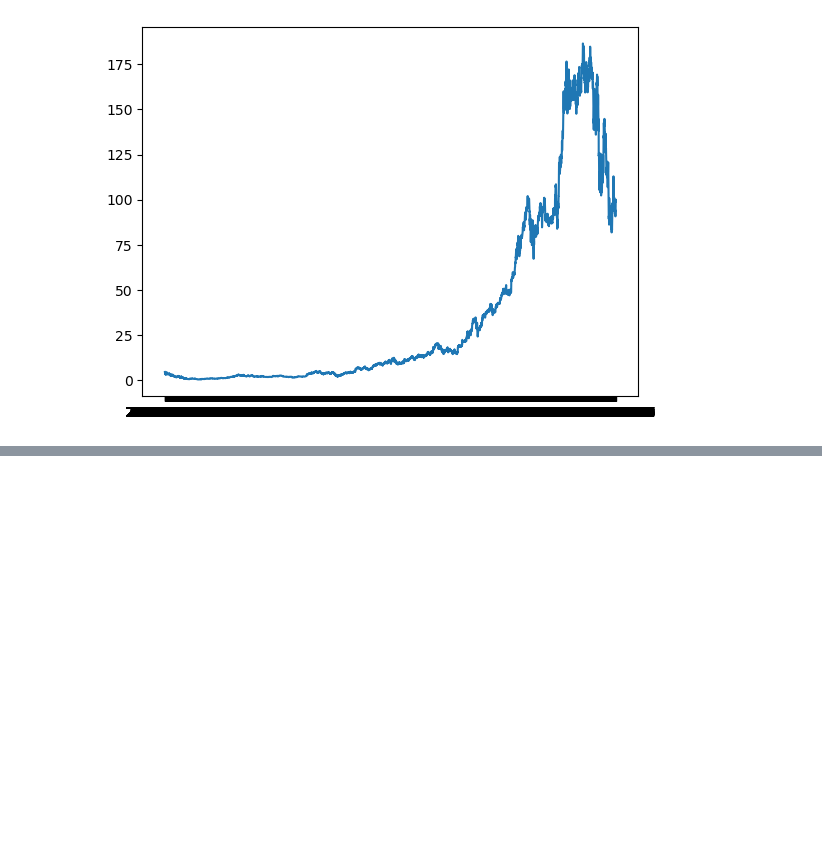
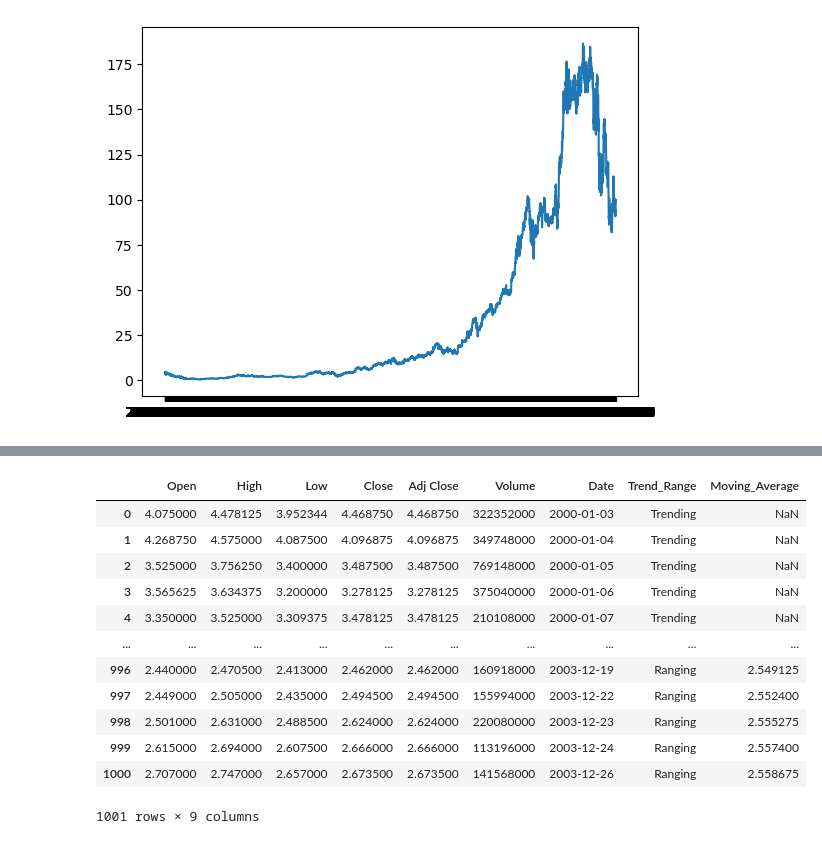
Before and after one commit to ShimronAlakkal/fin-lstm-research, a Jupyter notebook: tests.ipynb, the cells around one changed output, grey strips where cells are left out. Drawn from its saved outputs; the diff is of its cells as text; code cells hidden in the pictures; blank space fills up the shorter version.

```diff
--- a/tests.ipynb
+++ b/tests.ipynb
@@ -135,0 +178,16 @@ with open('symbols.txt', 'w') as file:
+# %%
+df
+# %% [output]
+|  | Open | High | Low | Close | Adj Close | Volume | Date | Trend_Range | Moving_Average |
+| 0 | 4.075000 | 4.478125 | 3.952344 | 4.468750 | 4.468750 | 322352000 | 2000-01-03 | Trending | NaN |
+| 1 | 4.268750 | 4.575000 | 4.087500 | 4.096875 | 4.096875 | 349748000 | 2000-01-04 | Trending | NaN |
+| 2 | 3.525000 | 3.756250 | 3.400000 | 3.487500 | 3.487500 | 769148000 | 2000-01-05 | Trending | NaN |
+| 3 | 3.565625 | 3.634375 | 3.200000 | 3.278125 | 3.278125 | 375040000 | 2000-01-06 | Trending | NaN |
+| 4 | 3.350000 | 3.525000 | 3.309375 | 3.478125 | 3.478125 | 210108000 | 2000-01-07 | Trending | NaN |
+| ... | ... | ... | ... | ... | ... | ... | ... | ... | ... |
+| 996 | 2.440000 | 2.470500 | 2.413000 | 2.462000 | 2.462000 | 160918000 | 2003-12-19 | Ranging | 2.549125 |
+| 997 | 2.449000 | 2.505000 | 2.435000 | 2.494500 | 2.494500 | 155994000 | 2003-12-22 | Ranging | 2.552400 |
+| 998 | 2.501000 | 2.631000 | 2.488500 | 2.624000 | 2.624000 | 220080000 | 2003-12-23 | Ranging | 2.555275 |
+| 999 | 2.615000 | 2.694000 | 2.607500 | 2.666000 | 2.666000 | 113196000 | 2003-12-24 | Ranging | 2.557400 |
+| 1000 | 2.707000 | 2.747000 | 2.657000 | 2.673500 | 2.673500 | 141568000 | 2003-12-26 | Ranging | 2.558675 |
+1001 rows × 9 columns
```
Also changed, not shown: parts of 5 cells of this notebook.
